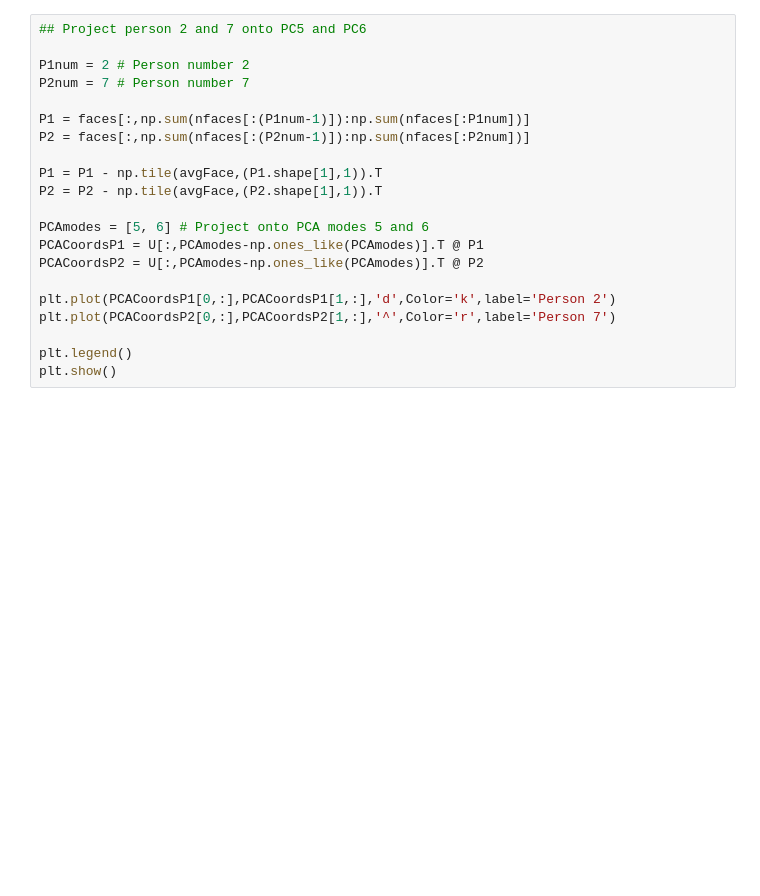
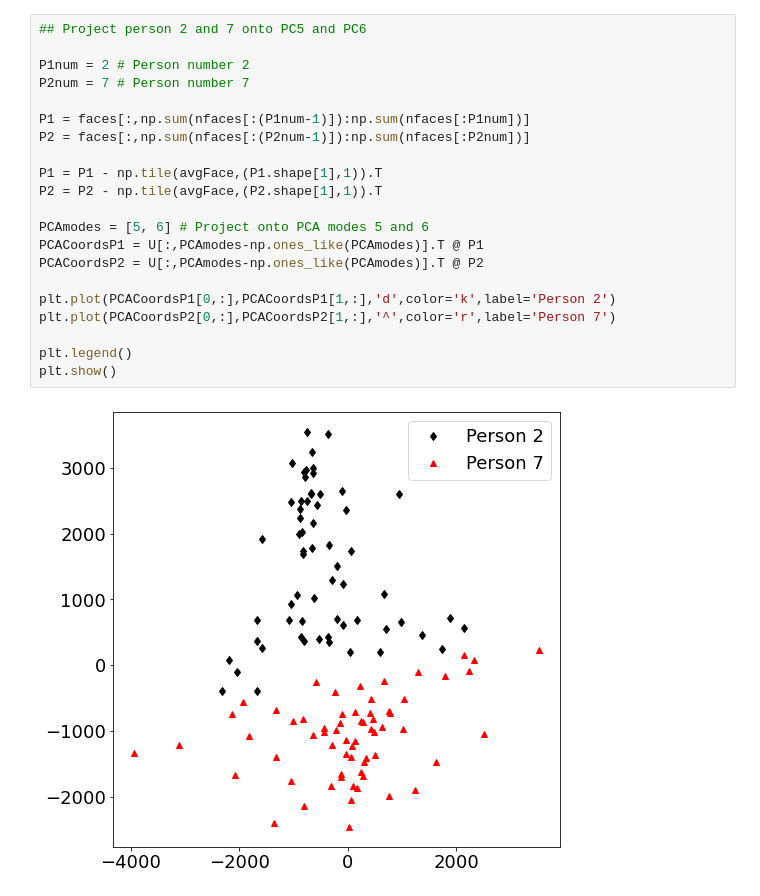
Before and after one commit to jonathonacarl/eigenfaces, a Jupyter notebook: eigenfaces.ipynb, the cells around one changed output. Cells and saved outputs as stored; diff of their text form; blank space fills up the shorter version.

```diff
--- a/eigenfaces.ipynb
+++ b/eigenfaces.ipynb
@@ -66,21 +67,23 @@ Error:
 # %%
 ## Project person 2 and 7 onto PC5 and PC6
 
 P1num = 2 # Person number 2
 P2num = 7 # Person number 7
 
 P1 = faces[:,np.sum(nfaces[:(P1num-1)]):np.sum(nfaces[:P1num])]
 P2 = faces[:,np.sum(nfaces[:(P2num-1)]):np.sum(nfaces[:P2num])]
 
 P1 = P1 - np.tile(avgFace,(P1.shape[1],1)).T
 P2 = P2 - np.tile(avgFace,(P2.shape[1],1)).T
 
 PCAmodes = [5, 6] # Project onto PCA modes 5 and 6
 PCACoordsP1 = U[:,PCAmodes-np.ones_like(PCAmodes)].T @ P1
 PCACoordsP2 = U[:,PCAmodes-np.ones_like(PCAmodes)].T @ P2
 
-plt.plot(PCACoordsP1[0,:],PCACoordsP1[1,:],'d',Color='k',label='Person 2')
-plt.plot(PCACoordsP2[0,:],PCACoordsP2[1,:],'^',Color='r',label='Person 7')
+plt.plot(PCACoordsP1[0,:],PCACoordsP1[1,:],'d',color='k',label='Person 2')
+plt.plot(PCACoordsP2[0,:],PCACoordsP2[1,:],'^',color='r',label='Person 7')
 
 plt.legend()
 plt.show()
+# %% [output]
+[figure, added]
```
Also changed, not shown: parts of 2 cells of this notebook.
